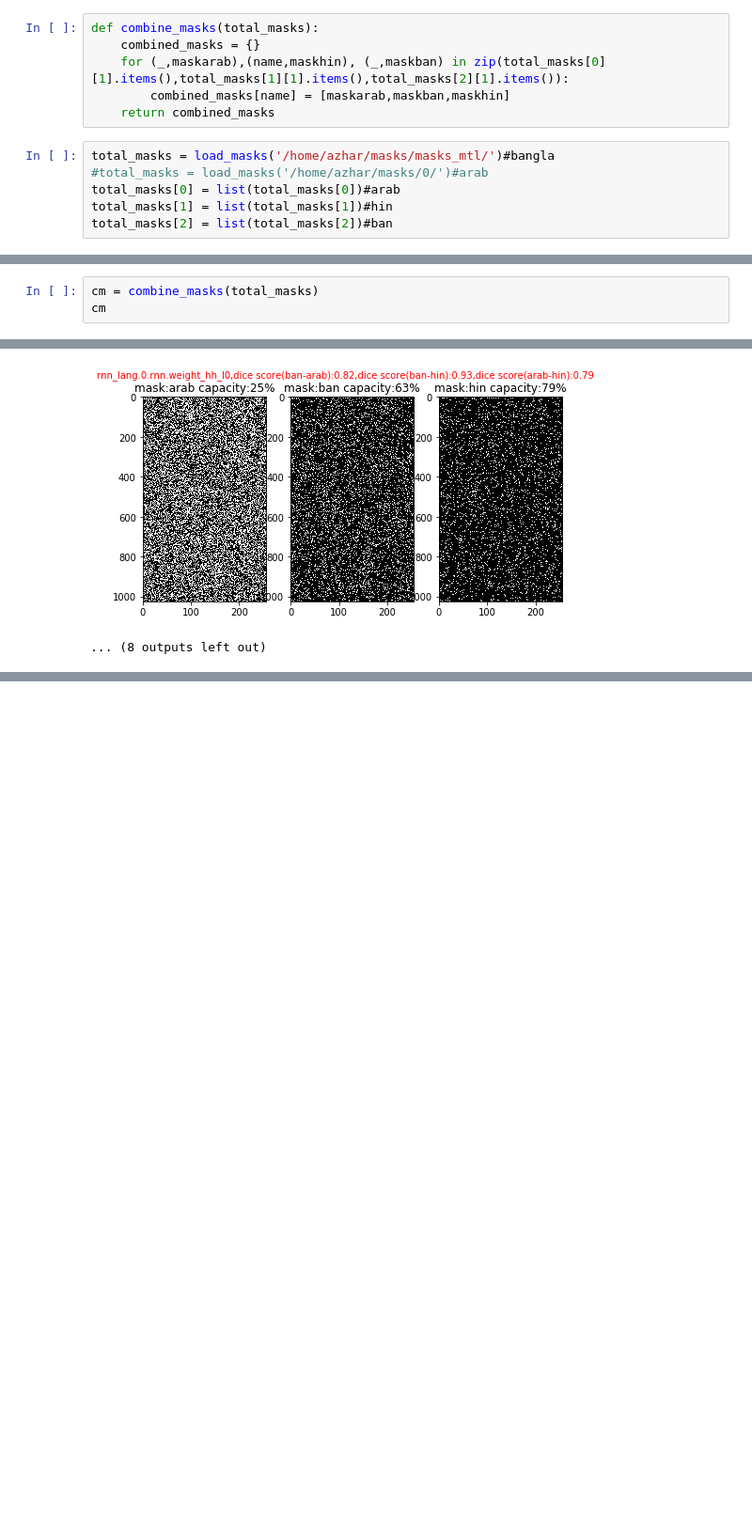
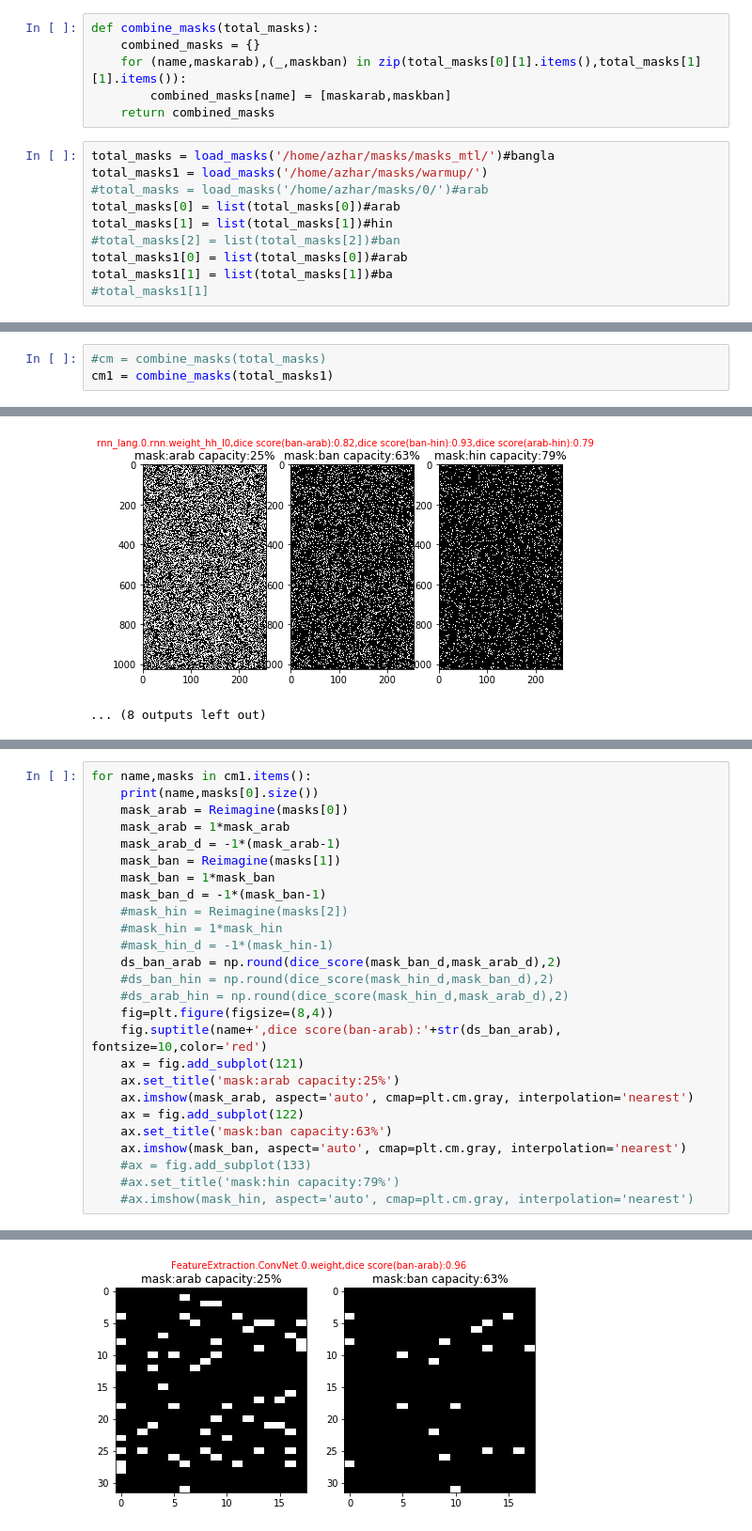
Before and after one commit to rahzaazhar/PAN-PSEnet, a Jupyter notebook: Recognition/Viz_masks.ipynb, the cells around one changed output, grey strips where cells are left out. Shown at 94% size. Cells and saved outputs as stored; diff of their text form; blank space fills up the shorter version.

Commit message:
Added viz for warmup masks

```diff
--- a/Recognition/Viz_masks.ipynb
+++ b/Recognition/Viz_masks.ipynb
@@ -38,12 +38,16 @@ def load_masks(masks_dir):
 # %%
 def combine_masks(total_masks):
     combined_masks = {}
-    for (_,maskarab),(name,maskhin), (_,maskban) in zip(total_masks[0][1].items(),total_masks[1][1].items(),total_masks[2][1].items()):
-        combined_masks[name] = [maskarab,maskban,maskhin]
+    for (name,maskarab),(_,maskban) in zip(total_masks[0][1].items(),total_masks[1][1].items()):
+        combined_masks[name] = [maskarab,maskban]
     return combined_masks
 # %%
 total_masks = load_masks('/home/azhar/masks/masks_mtl/')#bangla
+total_masks1 = load_masks('/home/azhar/masks/warmup/')
 #total_masks = load_masks('/home/azhar/masks/0/')#arab
 total_masks[0] = list(total_masks[0])#arab
 total_masks[1] = list(total_masks[1])#hin
-total_masks[2] = list(total_masks[2])#ban
+#total_masks[2] = list(total_masks[2])#ban
+total_masks1[0] = list(total_masks[0])#arab
+total_masks1[1] = list(total_masks[1])#ba
+#total_masks1[1]
@@ -68,3 +53,0 @@ total_masks[2] = list(total_masks[2])#ban
-# %%
-cm = combine_masks(total_masks)
-cm
@@ -89,3 +54,6 @@ cm
+# %%
+#cm = combine_masks(total_masks)
+cm1 = combine_masks(total_masks1)
 # %%
 for name,masks in cm.items():
     print(name,masks[0].size())
@@ -146,0 +117,27 @@ rnn_lang.1.linear.weight torch.Size([256, 512])
+# %%
+for name,masks in cm1.items():
+    print(name,masks[0].size())
+    mask_arab = Reimagine(masks[0])
+    mask_arab = 1*mask_arab
+    mask_arab_d = -1*(mask_arab-1)
+    mask_ban = Reimagine(masks[1])
+    mask_ban = 1*mask_ban
+    mask_ban_d = -1*(mask_ban-1)
+    #mask_hin = Reimagine(masks[2])
+    #mask_hin = 1*mask_hin
+    #mask_hin_d = -1*(mask_hin-1)
+    ds_ban_arab = np.round(dice_score(mask_ban_d,mask_arab_d),2)
+    #ds_ban_hin = np.round(dice_score(mask_hin_d,mask_ban_d),2)
+    #ds_arab_hin = np.round(dice_score(mask_hin_d,mask_arab_d),2)
+    fig=plt.figure(figsize=(8,4))
+    fig.suptitle(name+',dice score(ban-arab):'+str(ds_ban_arab), fontsize=10,color='red')
+    ax = fig.add_subplot(121)
+    ax.set_title('mask:arab capacity:25%')
+    ax.imshow(mask_arab, aspect='auto', cmap=plt.cm.gray, interpolation='nearest')
+    ax = fig.add_subplot(122)
+    ax.set_title('mask:ban capacity:63%')
+    ax.imshow(mask_ban, aspect='auto', cmap=plt.cm.gray, interpolation='nearest')
+    #ax = fig.add_subplot(133)
+    #ax.set_title('mask:hin capacity:79%')
+    #ax.imshow(mask_hin, aspect='auto', cmap=plt.cm.gray, interpolation='nearest')
+# %% [output]
@@ -146,0 +163 @@ rnn_lang.1.linear.weight torch.Size([256, 512])
+[figure, added]
```
Also changed, not shown: parts of 4 cells of this notebook.
